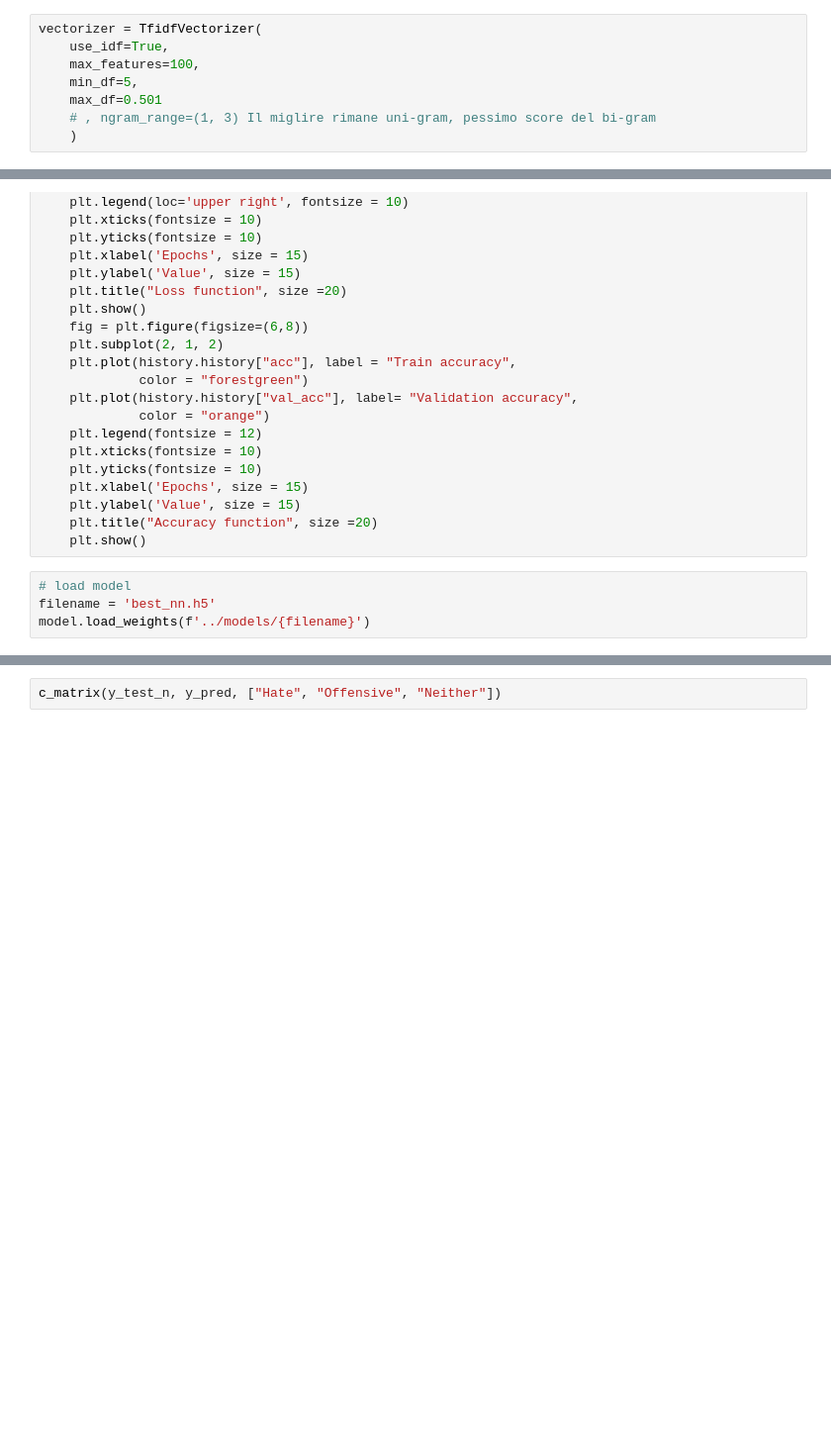
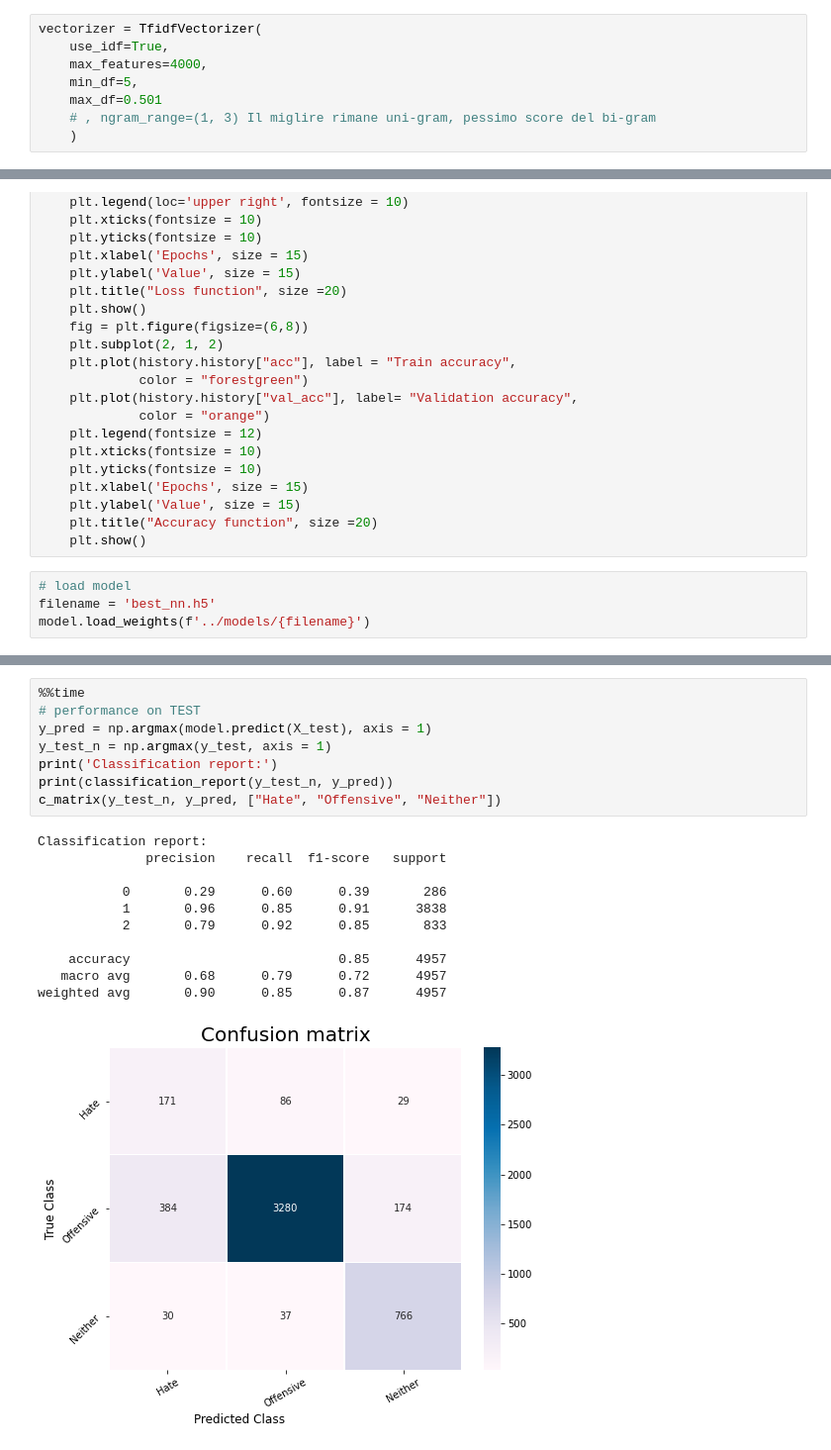
Before and after one commit to MarcoP9/textmining, a Jupyter notebook: code/04-Text_Classification.ipynb, the cells around one changed output, grey strips where cells are left out. Shown at 99% size. Drawn from its saved outputs; the diff is of its cells as text; blank space fills up the shorter version.

```diff
--- a/code/04-Text_Classification.ipynb
+++ b/code/04-Text_Classification.ipynb
@@ -73,7 +49,7 @@ df = df.reset_index(drop = True)
 # %%
 vectorizer = TfidfVectorizer(
     use_idf=True,
-    max_features=100,
+    max_features=4000,
     min_df=5,
     max_df=0.501
     # , ngram_range=(1, 3) Il miglire rimane uni-gram, pessimo score del bi-gram
@@ -326,2 +351,20 @@ c_matrix(y_train_n, y_pred, ["Hate", "Offensive", "Neither"])
 # %%
+%%time
+# performance on TEST
+y_pred = np.argmax(model.predict(X_test), axis = 1)
+y_test_n = np.argmax(y_test, axis = 1)
+print('Classification report:')
+print(classification_report(y_test_n, y_pred))
 c_matrix(y_test_n, y_pred, ["Hate", "Offensive", "Neither"])
+# %% [output]
+Classification report:
+              precision    recall  f1-score   support
+
+           0       0.29      0.60      0.39       286
+           1       0.96      0.85      0.91      3838
+           2       0.79      0.92      0.85       833
+
+    accuracy                           0.85      4957
+   macro avg       0.68      0.79      0.72      4957
+weighted avg       0.90      0.85      0.87      4957
+[figure, added]
```
Also changed, not shown: parts of 10 cells of this notebook, 1 other file.
